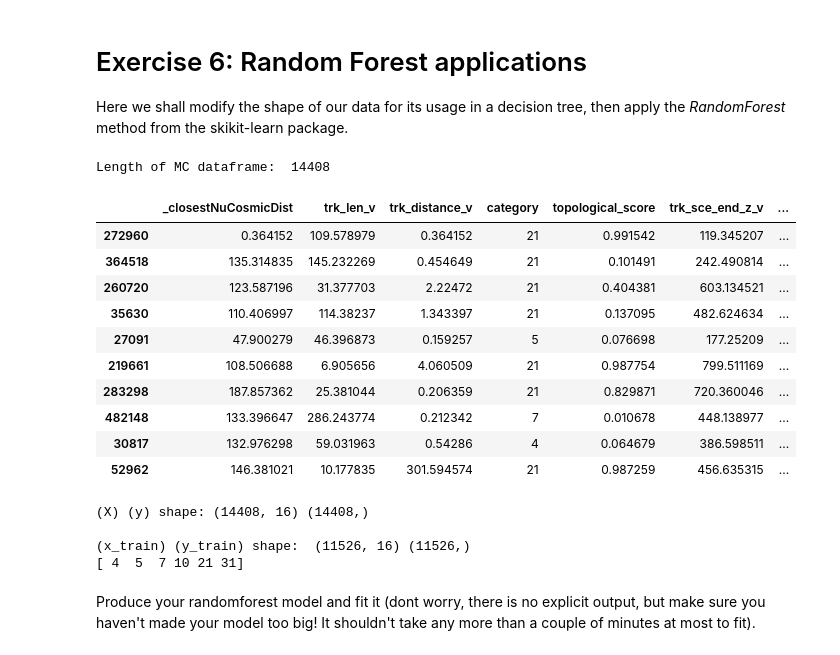
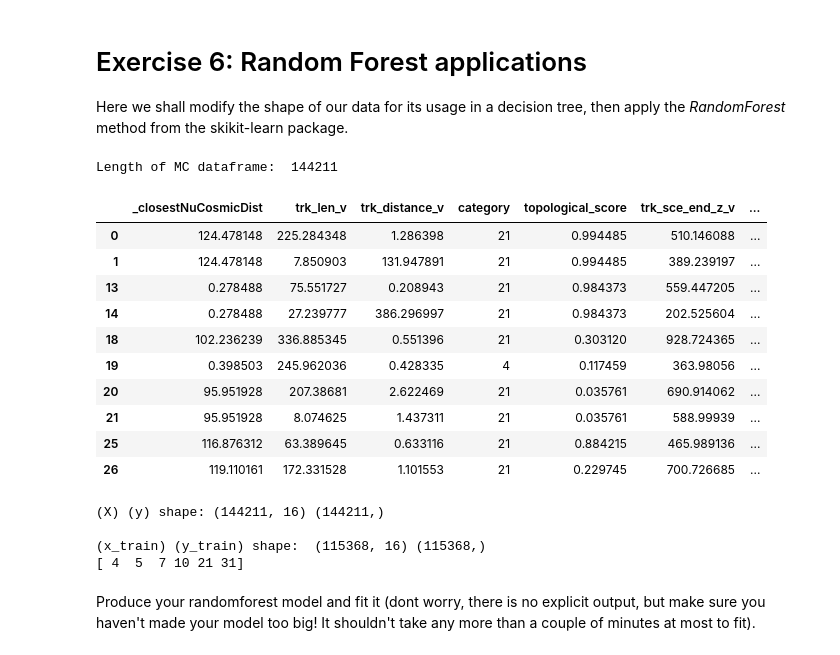
Before and after one commit to harrisonunwin/MicroBooNE_Lab, a Jupyter notebook: MainAnalysis_template.ipynb, the cells around one changed output. Saved outputs shown, nothing was run; the diff lists cells and outputs as text; code cells hidden in the pictures.

```diff
--- a/MainAnalysis_template.ipynb
+++ b/MainAnalysis_template.ipynb
@@ -221,34 +221,34 @@ Here we shall modify the shape of our data for its usage in a decision tree, the
 # %%
 # Adjust data shape
 features = ['_closestNuCosmicDist', 'trk_len_v', 'trk_distance_v', 'topological_score', 'trk_sce_end_z_v', 'trk_sce_end_y_v', 'trk_sce_end_x_v', 'trk_score_v', 'trk_llr_pid_score_v', 'trk_sce_start_z_v', 'trk_sce_start_y_v', 'trk_sce_start_x_v', 'reco_nu_vtx_sce_x', 'reco_nu_vtx_sce_y', 'reco_nu_vtx_sce_z', 'trk_energy_tot']
 output = ['category']
 
 # Setup new database, NEED MORE VALUES
 MC_EXT_ML = MC_EXT.copy(deep = True)
-MC_EXT_ML = MC_EXT.sample(int(len(MC_EXT)/10))
+#MC_EXT_ML = MC_EXT.sample(int(len(MC_EXT)/10))     #now using all readings
 
 # Remove muon neutrino and electron neutrino events.
 MC_EXT_ML.drop(MC_EXT_ML[(MC_EXT_ML.trk_energy_tot > 2)].index, inplace = True)
 #MC_EXT_ML.drop(MC_EXT_ML[(MC_EXT_ML.category == 10)].index, inplace = True)
 #MC_EXT_ML.drop(MC_EXT_ML[(MC_EXT_ML.category == 21)].index, inplace = True)
 
 # Print length of dataframe,, with length N
 print("Length of MC dataframe: ", len(MC_EXT_ML))
 
 MC_EXT_ML.head(10)
 # %% [output]
-Length of MC dataframe:  14408
+Length of MC dataframe:  144211
 |  | _closestNuCosmicDist | trk_len_v | trk_distance_v | category | topological_score | trk_sce_end_z_v | ... |
-| 272960 | 0.364152 | 109.578979 | 0.364152 | 21 | 0.991542 | 119.345207 | ... |
-| 364518 | 135.314835 | 145.232269 | 0.454649 | 21 | 0.101491 | 242.490814 | ... |
-| 260720 | 123.587196 | 31.377703 | 2.22472 | 21 | 0.404381 | 603.134521 | ... |
-| 35630 | 110.406997 | 114.38237 | 1.343397 | 21 | 0.137095 | 482.624634 | ... |
-| 27091 | 47.900279 | 46.396873 | 0.159257 | 5 | 0.076698 | 177.25209 | ... |
-| 219661 | 108.506688 | 6.905656 | 4.060509 | 21 | 0.987754 | 799.511169 | ... |
-| 283298 | 187.857362 | 25.381044 | 0.206359 | 21 | 0.829871 | 720.360046 | ... |
-| 482148 | 133.396647 | 286.243774 | 0.212342 | 7 | 0.010678 | 448.138977 | ... |
-| 30817 | 132.976298 | 59.031963 | 0.54286 | 4 | 0.064679 | 386.598511 | ... |
-| 52962 | 146.381021 | 10.177835 | 301.594574 | 21 | 0.987259 | 456.635315 | ... |
+| 0 | 124.478148 | 225.284348 | 1.286398 | 21 | 0.994485 | 510.146088 | ... |
+| 1 | 124.478148 | 7.850903 | 131.947891 | 21 | 0.994485 | 389.239197 | ... |
+| 13 | 0.278488 | 75.551727 | 0.208943 | 21 | 0.984373 | 559.447205 | ... |
+| 14 | 0.278488 | 27.239777 | 386.296997 | 21 | 0.984373 | 202.525604 | ... |
+| 18 | 102.236239 | 336.885345 | 0.551396 | 21 | 0.303120 | 928.724365 | ... |
+| 19 | 0.398503 | 245.962036 | 0.428335 | 4 | 0.117459 | 363.98056 | ... |
+| 20 | 95.951928 | 207.38681 | 2.622469 | 21 | 0.035761 | 690.914062 | ... |
+| 21 | 95.951928 | 8.074625 | 1.437311 | 21 | 0.035761 | 588.99939 | ... |
+| 25 | 116.876312 | 63.389645 | 0.633116 | 21 | 0.884215 | 465.989136 | ... |
+| 26 | 119.110161 | 172.331528 | 1.101553 | 21 | 0.229745 | 700.726685 | ... |
 # %%
 # Setting up input parameters for random forest.
 X = MC_EXT_ML[features]
@@ -267,9 +267,9 @@ print("\n(x_train) (y_train) shape: ",x_train.shape, y_train.shape)
 
 print(np.unique(y))
 # %% [output]
-(X) (y) shape: (14408, 16) (14408,)
+(X) (y) shape: (144211, 16) (144211,)
 
-(x_train) (y_train) shape:  (11526, 16) (11526,)
+(x_train) (y_train) shape:  (115368, 16) (115368,)
 [ 4  5  7 10 21 31]
 # %% [markdown]
 Produce your randomforest model and fit it (dont worry, there is no explicit output, but make sure you haven't made your model too big! It shouldn't take any more than a couple of minutes at most to fit).
```
Also changed, not shown: parts of 3 cells of this notebook.
